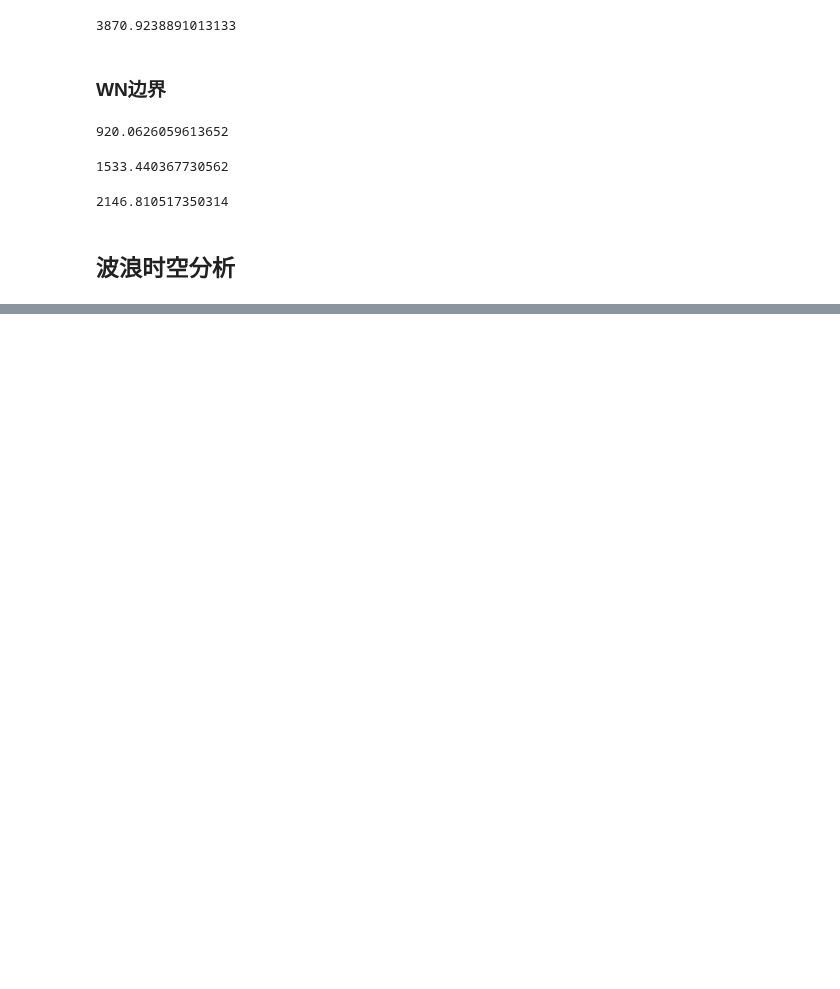
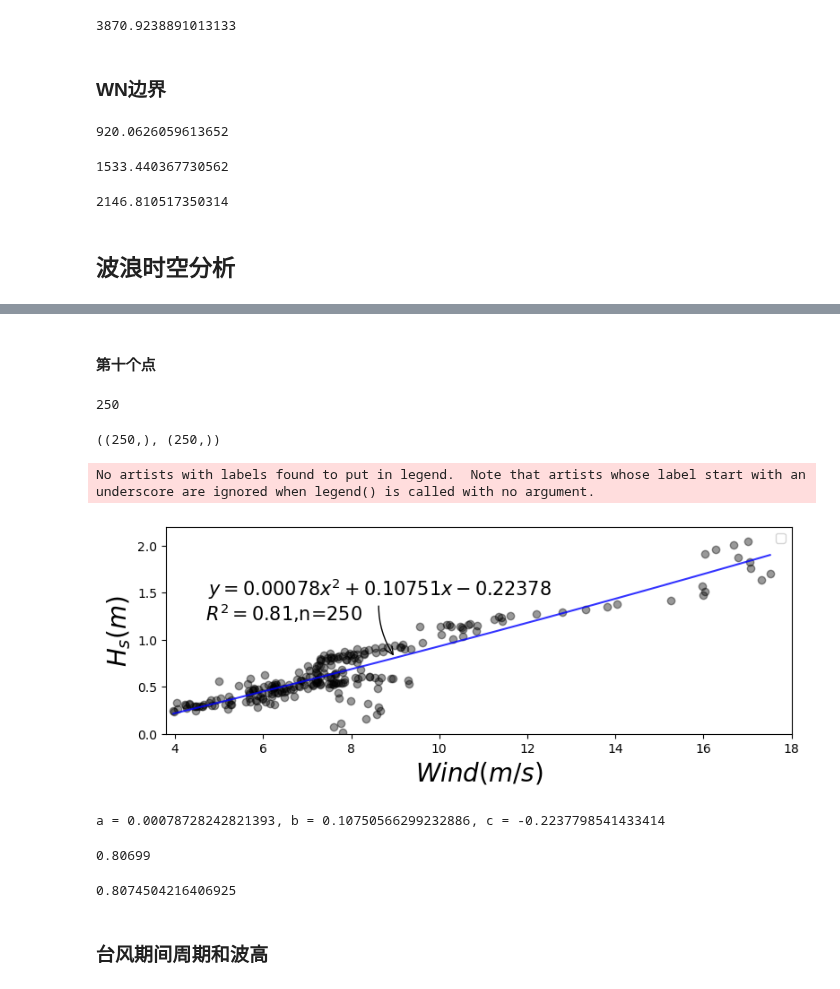
Before and after one commit to jackyvava/CodeWaveVegetation, a Jupyter notebook: code.ipynb, the cells around one changed output, grey strips where cells are left out. Saved outputs shown, nothing was run; the diff lists cells and outputs as text; code cells hidden in the pictures; blank space fills up the shorter version.

```diff
--- a/code.ipynb
+++ b/code.ipynb
@@ -2326,0 +2609,61 @@ haversine(32.062452,121.762488,32.04808375,121.7472723)
+# %% [markdown]
+#### 第十个点
+# %%
+win10x =  wind10[:250]
+Hs10x = Hs10[:250]
+# %%
+params, covariance = curve_fit(quadratic_function,win10x, Hs10x)
+# %%
+a, b, c = params
+# %%
+len(win10x)
+# %% [output]
+250
+# %%
+win10x.shape,Hs10x.shape
+# %% [output]
+((250,), (250,))
+# %%
+x_fit = np.linspace(min(win10x), max(win10x), len(win10x))
+
+# 计算拟合曲线的 y 值
+y_fit = quadratic_function(x_fit, a, b, c)
+# %%
+plt.figure(num=6,figsize = (9,3), facecolor=None)
+# 绘制原始数据和拟合曲线
+plt.scatter(win10x, Hs10x, c = 'black',alpha=0.4)
+plt.plot(x_fit, y_fit, 'r-',c = 'blue',alpha=0.8)
+plt.legend()
+
+plt.xlim(3.8,18)
+plt.ylim(0,2.2)
+
+
+plt.xlabel('$Wind(m/s)$', fontsize=20)
+plt.ylabel('$H_s(m)$', fontsize=20)
+
+plt.annotate(r'$y=0.00078x^2+0.10751x-0.22378$',xy=(9,0.80699),xycoords='data',xytext=(-150,+50),textcoords='offset points',
+             fontsize=15,arrowprops=dict(arrowstyle='->',connectionstyle='arc3,rad=.2'))
+plt.text(4.7,1.2,r'$R^2=0.81$,n=250',fontsize=15)
+plt.show()
+
+# 输出拟合参数
+print(f"a = {a}, b = {b}, c = {c}")
+# %% [output]
+No artists with labels found to put in legend.  Note that artists whose label start with an underscore are ignored when legend() is called with no argument.
+[figure, added]
+a = 0.00078728242821393, b = 0.10750566299232886, c = -0.2237798541433414
+# %%
+x111=9
+y111= 0.00078*x111**2+0.10751*x111-0.22378
+y111
+# %% [output]
+0.80699
+# %%
+Hs10x,y_fit
+
+np.corrcoef(Hs10x, y_fit)[0, 1]
+# %% [output]
+0.8074504216406925
+# %% [markdown]
+### 台风期间周期和波高
```
Also changed, not shown: parts of 27 cells of this notebook, 2 other files.
